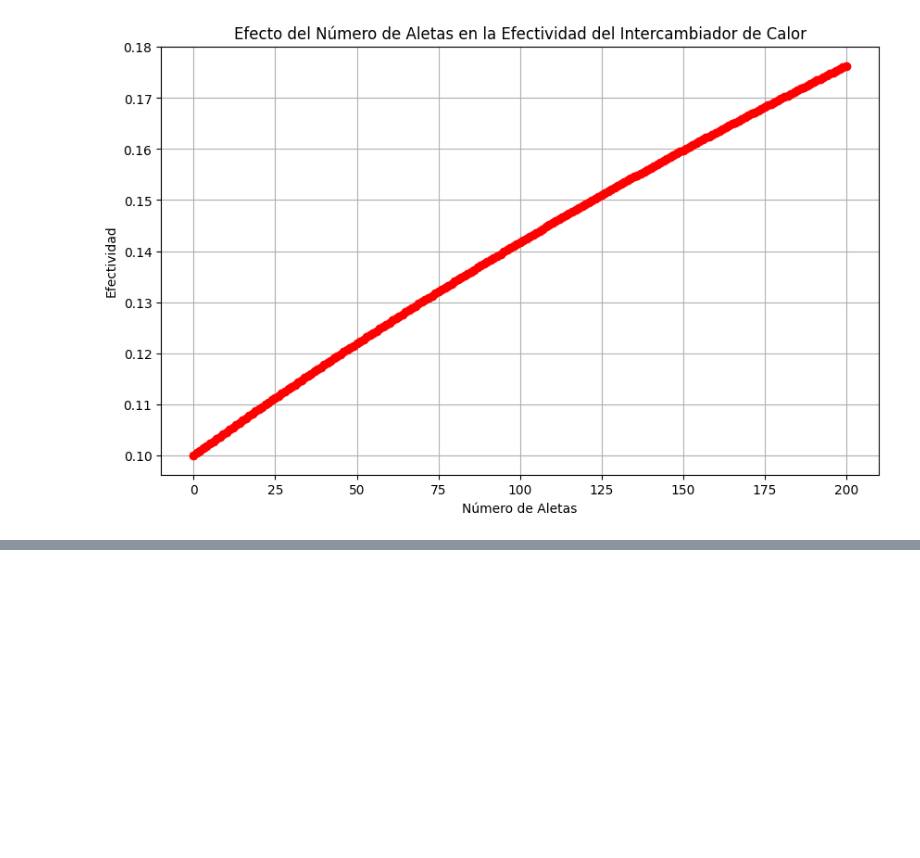
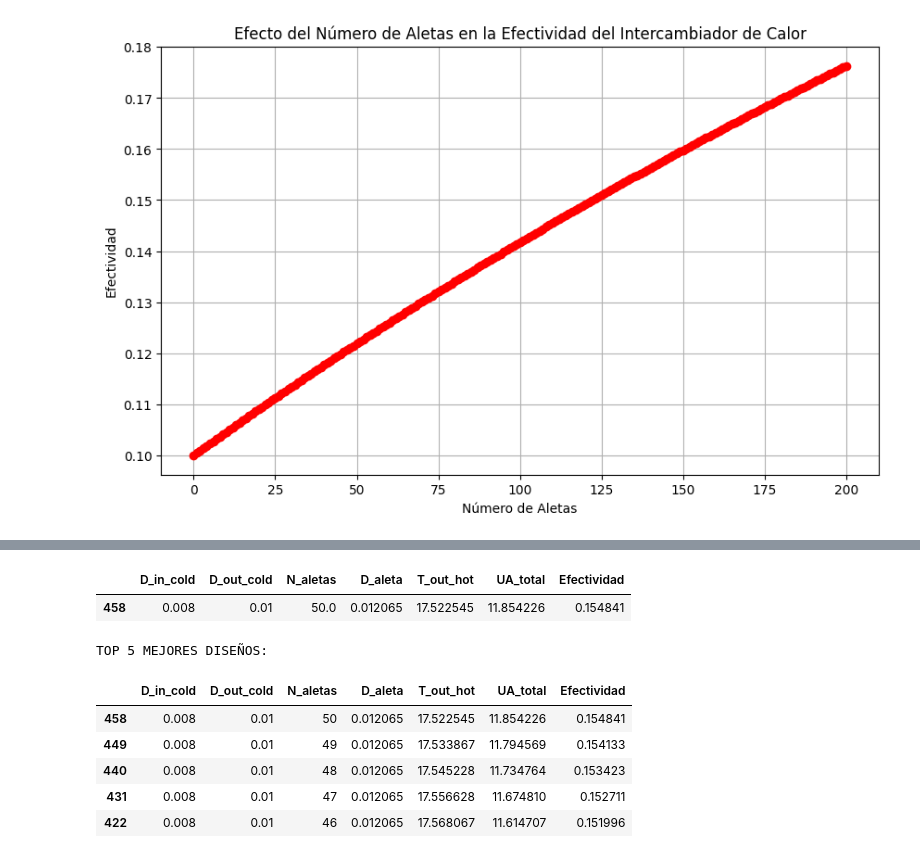
Before and after one commit to AlonsoEspinoza8/Proyecto_Titulo_Enfriador, a Jupyter notebook: Enfriador/counterflow_heat_exchanger.ipynb, the cells around one changed output, grey strips where cells are left out. Drawn from its saved outputs; the diff is of its cells as text; code cells hidden in the pictures; blank space fills up the shorter version.

Commit message:
Probando fotos en el jupyter

```diff
--- a/Enfriador/counterflow_heat_exchanger.ipynb
+++ b/Enfriador/counterflow_heat_exchanger.ipynb
@@ -385,0 +390,70 @@ plt.show()
+# %%
+Q_hot = 1 * 0.001 / 60 # (pasamos de L/min a m³/s)
+Q_cold = 15 * 0.001 / 60 # (pasamos de L/min a m³/s)
+T_in_hot = 20 + 273.15  # Temperatura de entrada del fluido caliente (K)
+T_in_cold = 4 + 273.15  # Temperatura de entrada del fluido frío (K)
+D_in_hot = (6.35 - (2*0.6)) / 1000  # Diámetro interno del tubo del fluido caliente (m)
+D_out_hot = 6.35 / 1000  # Diámetro externo del tubo del fluido caliente (m)
+Length = 1 # Longitud del intercambiador (m)
+k_tube = 390  # Conductividad térmica del material del tubo (W/m·K)
+t_aleta = 1e-3 # Espesor de la aleta (m)
+
+# 1. Definición de los espacios de búsqueda
+possible_fin_values = np.arange(0, 51, 1)  # De 0 a 50 aletas
+
+# Diámetros comerciales de PVC
+# https://catalogo.extension.cchc.cl/documentos/documentos/16094.pdf
+possible_cold_inner_diameters = np.array([8, 10, 13.6, 17, 22, 27.2, 34, 42.6, 53.6]) * 1e-3
+possible_cold_outer_diameters = np.array([10, 12, 16, 20, 25, 32, 40, 50, 63]) * 1e-3
+
+# Definición de los posibles diámetros de la aleta
+possible_fin_diameters = np.linspace(1.1, 1.9, 9) * D_out_hot # Diámetros de aleta basados en el diámetro externo del tubo caliente
+
+results = []
+
+for D_in_cold, D_out_cold in zip(possible_cold_inner_diameters, possible_cold_outer_diameters):
+    for N_aletas in possible_fin_values:
+        for D_aleta in possible_fin_diameters:
+
+            intercambiador_aletas = IntercambiadorContraflujoAletas(Q_hot, Q_cold, T_in_hot, T_in_cold, D_in_hot, D_out_hot, D_in_cold, D_out_cold, Length, k_tube, N_aletas, D_aleta, t_aleta)
+            intercambiador_aletas.ejecutar()
+
+            results.append({
+                'D_in_cold': D_in_cold,
+                'D_out_cold': D_out_cold,
+                'N_aletas': N_aletas,
+                'D_aleta': D_aleta,
+                'T_out_hot': intercambiador_aletas.T_out_hot - 273.15,
+                'UA_total': intercambiador_aletas.UA_total,
+                'Efectividad': intercambiador_aletas.efectividad
+            })
+
+# 3. Análisis con Pandas
+
+# Forzar a Pandas a mostrar todas las columnas sin truncar
+pd.set_option('display.max_columns', None)
+pd.set_option('display.width', 1000)
+
+# Convertimos la lista de diccionarios en un DataFrame
+df_resultados = pd.DataFrame(results)
+
+# Encontramos el índice de la fila con la menor temperatura de salida
+indice_optimo = df_resultados['T_out_hot'].idxmin()
+configuracion_optima = df_resultados.loc[indice_optimo]
+
+# 4. Mostrar resultados
+print("--- RESUMEN DE OPTIMIZACIÓN ---")
+print(f"Total de configuraciones simuladas: {len(df_resultados)}")
+
+print("\nCONFIGURACIÓN ÓPTIMA ENCONTRADA:")
+# Al ser una sola fila (Serie), la convertimos a DataFrame con .to_frame() para que se vea bonita, y la transponemos con .T
+display(configuracion_optima.to_frame().T)
+
+print("\nTOP 5 MEJORES DISEÑOS:")
+top_5 = df_resultados.sort_values(by='T_out_hot').head(5)
+# display() renderiza la tabla completa en Jupyter Notebook
+display(top_5)
+
+# Guardamos el DataFrame completo en un archivo CSV para análisis posterior
+df_resultados.to_csv('datos_experimentales/resultados_intercambiador_contraflujo_aletas.csv', index=False)
+# %% [output]
@@ -385,0 +464,9 @@ plt.show()
+|  | D_in_cold | D_out_cold | N_aletas | D_aleta | T_out_hot | UA_total | Efectividad |
+| 458 | 0.008 | 0.01 | 50.0 | 0.012065 | 17.522545 | 11.854226 | 0.154841 |
+TOP 5 MEJORES DISEÑOS:
+|  | D_in_cold | D_out_cold | N_aletas | D_aleta | T_out_hot | UA_total | Efectividad |
+| 458 | 0.008 | 0.01 | 50 | 0.012065 | 17.522545 | 11.854226 | 0.154841 |
+| 449 | 0.008 | 0.01 | 49 | 0.012065 | 17.533867 | 11.794569 | 0.154133 |
+| 440 | 0.008 | 0.01 | 48 | 0.012065 | 17.545228 | 11.734764 | 0.153423 |
+| 431 | 0.008 | 0.01 | 47 | 0.012065 | 17.556628 | 11.674810 | 0.152711 |
+| 422 | 0.008 | 0.01 | 46 | 0.012065 | 17.568067 | 11.614707 | 0.151996 |
```
Also changed, not shown: parts of 3 cells of this notebook, 6 other files.
